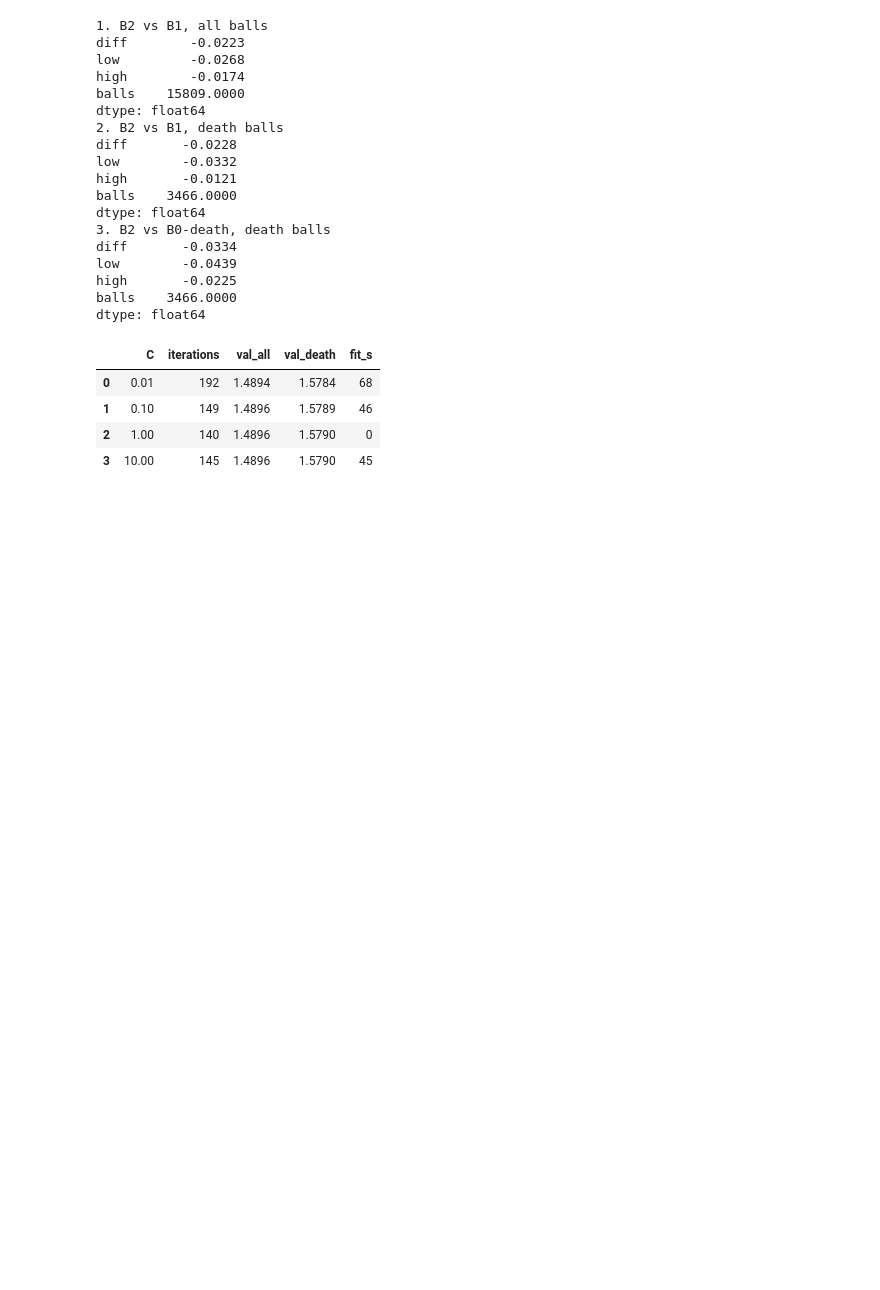
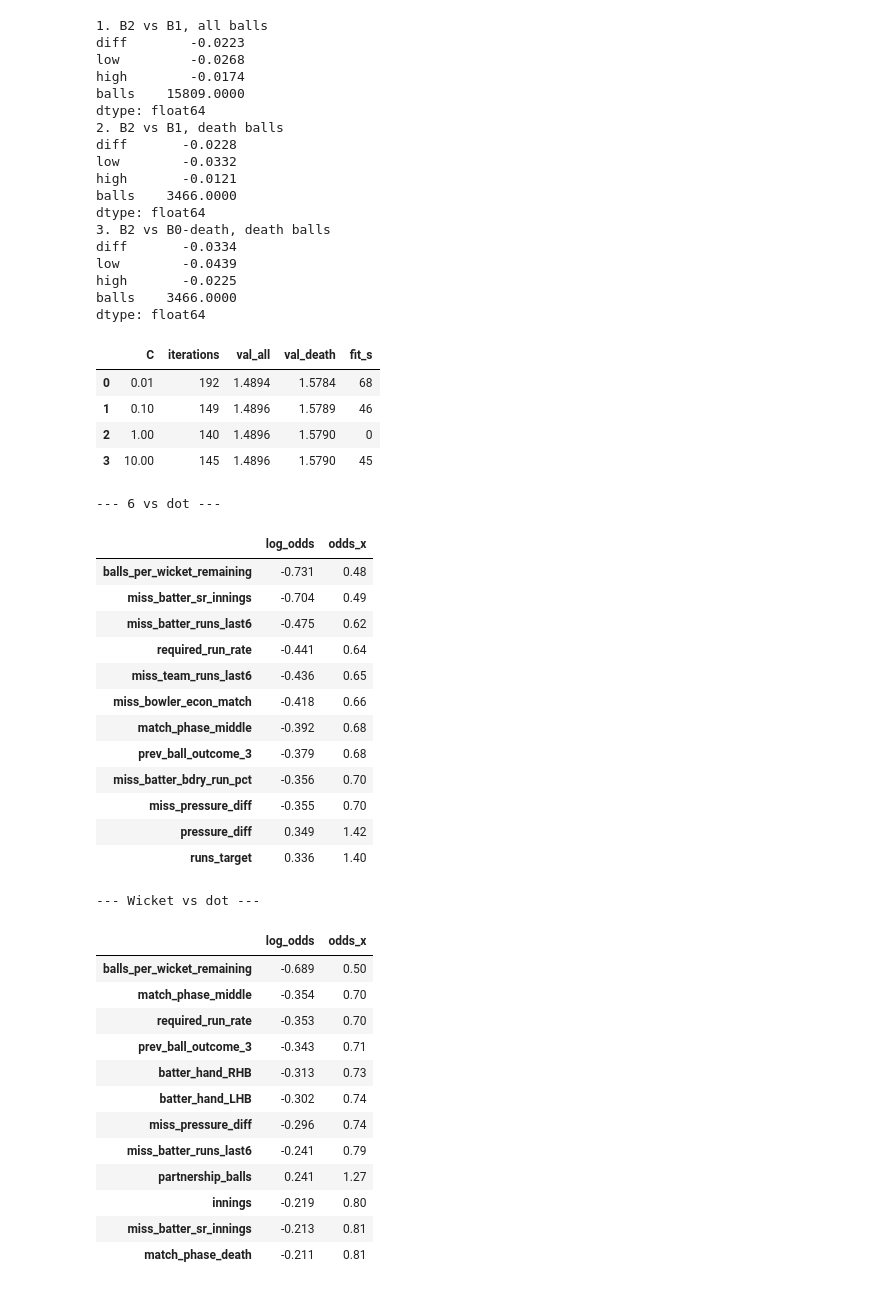
Before and after one commit to arjunnamburi/ml_death_overs_ipl, a Jupyter notebook: notebooks/models.ipynb, the cells around one changed output. Saved outputs shown, nothing was run; the diff lists cells and outputs as text; code cells hidden in the pictures; blank space fills up the shorter version.

```diff
--- a/notebooks/models.ipynb
+++ b/notebooks/models.ipynb
@@ -800,3 +800,46 @@ display(pd.DataFrame(rows).round(4))
 | 1 | 0.10 | 149 | 1.4896 | 1.5789 | 46 |
 | 2 | 1.00 | 140 | 1.4896 | 1.5790 | 0 |
 | 3 | 10.00 | 145 | 1.4896 | 1.5790 | 45 |
+# %%
+# B2, cell 6a: what B2 learned, as log-odds against a dot ball
+labels = [str(c) for c in CLASSES]
+W = pd.DataFrame(b2.coef_, index=labels, columns=X_tr.columns)     # 7 outcomes × 90 inputs
+
+def top_effects(W, cls, ref='0', n=12):
+    """Largest weight differences (cls − ref): change in log-odds of cls vs ref per one-unit step of each input."""
+    eff = W.loc[cls] - W.loc[ref]
+    top = eff.loc[eff.abs().sort_values(ascending=False).index[:n]]
+    return pd.DataFrame({'log_odds': top.round(3), 'odds_x': np.exp(top).round(2)})
+
+for cls in ['6', 'Wicket']:
+    print(f'--- {cls} vs dot ---')
+    display(top_effects(W, cls))
+# %% [output]
+--- 6 vs dot ---
+|  | log_odds | odds_x |
+| balls_per_wicket_remaining | -0.731 | 0.48 |
+| miss_batter_sr_innings | -0.704 | 0.49 |
+| miss_batter_runs_last6 | -0.475 | 0.62 |
+| required_run_rate | -0.441 | 0.64 |
+| miss_team_runs_last6 | -0.436 | 0.65 |
+| miss_bowler_econ_match | -0.418 | 0.66 |
+| match_phase_middle | -0.392 | 0.68 |
+| prev_ball_outcome_3 | -0.379 | 0.68 |
+| miss_batter_bdry_run_pct | -0.356 | 0.70 |
+| miss_pressure_diff | -0.355 | 0.70 |
+| pressure_diff | 0.349 | 1.42 |
+| runs_target | 0.336 | 1.40 |
+--- Wicket vs dot ---
+|  | log_odds | odds_x |
+| balls_per_wicket_remaining | -0.689 | 0.50 |
+| match_phase_middle | -0.354 | 0.70 |
+| required_run_rate | -0.353 | 0.70 |
+| prev_ball_outcome_3 | -0.343 | 0.71 |
+| batter_hand_RHB | -0.313 | 0.73 |
+| batter_hand_LHB | -0.302 | 0.74 |
+| miss_pressure_diff | -0.296 | 0.74 |
+| miss_batter_runs_last6 | -0.241 | 0.79 |
+| partnership_balls | 0.241 | 1.27 |
+| innings | -0.219 | 0.80 |
+| miss_batter_sr_innings | -0.213 | 0.81 |
+| match_phase_death | -0.211 | 0.81 |
```
Also changed, not shown: parts of 4 cells of this notebook.
